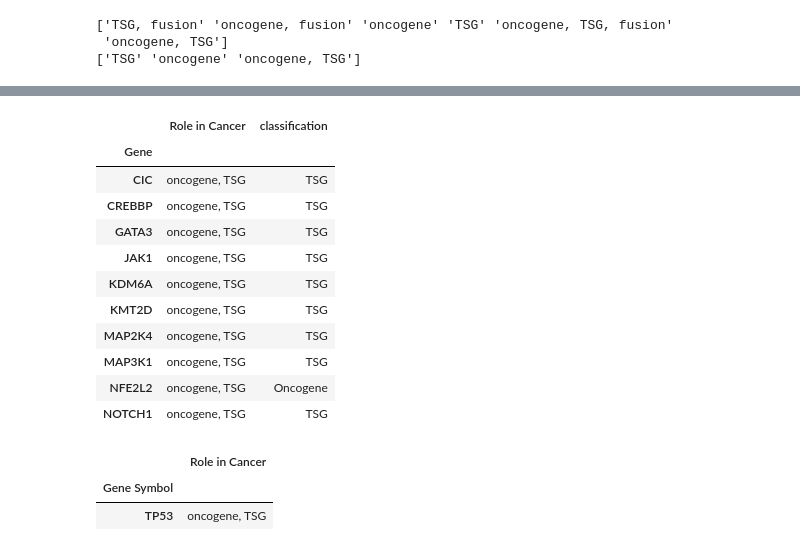
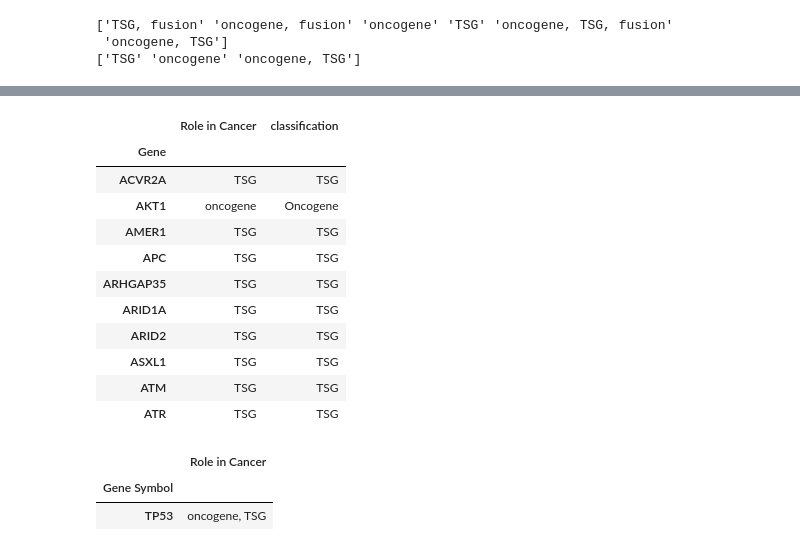
Before and after one commit to greenelab/mpmp, a Jupyter notebook: 01_explore_data/explore_cosmic_gene_set.ipynb, the cells around one changed output, grey strips where cells are left out. Drawn from its saved outputs; the diff is of its cells as text; code cells hidden in the pictures.

```diff
--- a/01_explore_data/explore_cosmic_gene_set.ipynb
+++ b/01_explore_data/explore_cosmic_gene_set.ipynb
@@ -71,6 +71,14 @@ class_df = pd.read_excel(
     cfg.data_dir / '1-s2.0-S009286741830237X-mmc1.xlsx',
     engine='openpyxl', sheet_name='Table S1', index_col='KEY', header=3
 )
+
+# excel file has lots of empty columns, we can just drop them
+class_df.drop(
+    class_df.columns[class_df.columns.str.contains('Unnamed')],
+    axis=1, inplace=True
+)
+
+# rename classification/annotation column to standardize with Vogelstein data
 class_df.rename(columns={'Tumor suppressor or oncogene prediction (by 20/20+)':
                          'classification'},
                 inplace=True)
@@ -92,7 +99,7 @@ class_df.head()
 # also in COSMIC set and have annotations
 bailey_predicted_df = (
     class_df[((class_df.Cancer == 'PANCAN') &
-             (class_df.Gene.isin(cosmic_dual_df.index)) &
+             (class_df.Gene.isin(cosmic_df.index)) &
              (~class_df.classification.isna()))]
 ).copy()
 
@@ -119,23 +130,23 @@ bailey_predicted_df.head()
 # %%
-cosmic_clean_df = (cosmic_dual_df.loc[:, ['Role in Cancer']]
+cosmic_clean_df = (cosmic_df.loc[:, ['Role in Cancer']]
     .merge(bailey_predicted_df.loc[:, ['Gene', 'classification']],
            left_index=True, right_on='Gene')
     .set_index('Gene')
 )
 cosmic_clean_df.head(10)
 # %% [output]
 |  | Role in Cancer | classification |
 | Gene |  |  |
-| CIC | oncogene, TSG | TSG |
-| CREBBP | oncogene, TSG | TSG |
-| GATA3 | oncogene, TSG | TSG |
-| JAK1 | oncogene, TSG | TSG |
-| KDM6A | oncogene, TSG | TSG |
-| KMT2D | oncogene, TSG | TSG |
-| MAP2K4 | oncogene, TSG | TSG |
-| MAP3K1 | oncogene, TSG | TSG |
-| NFE2L2 | oncogene, TSG | Oncogene |
-| NOTCH1 | oncogene, TSG | TSG |
+| ACVR2A | TSG | TSG |
+| AKT1 | oncogene | Oncogene |
+| AMER1 | TSG | TSG |
+| APC | TSG | TSG |
+| ARHGAP35 | TSG | TSG |
+| ARID1A | TSG | TSG |
+| ARID2 | TSG | TSG |
+| ASXL1 | TSG | TSG |
+| ATM | TSG | TSG |
+| ATR | TSG | TSG |
 # %%
 # TP53 should be labeled as "oncogene, TSG"
 # (see, e.g. https://www.nature.com/articles/cdd201553)
```
Also changed, not shown: parts of 3 cells of this notebook, 1 other file.
